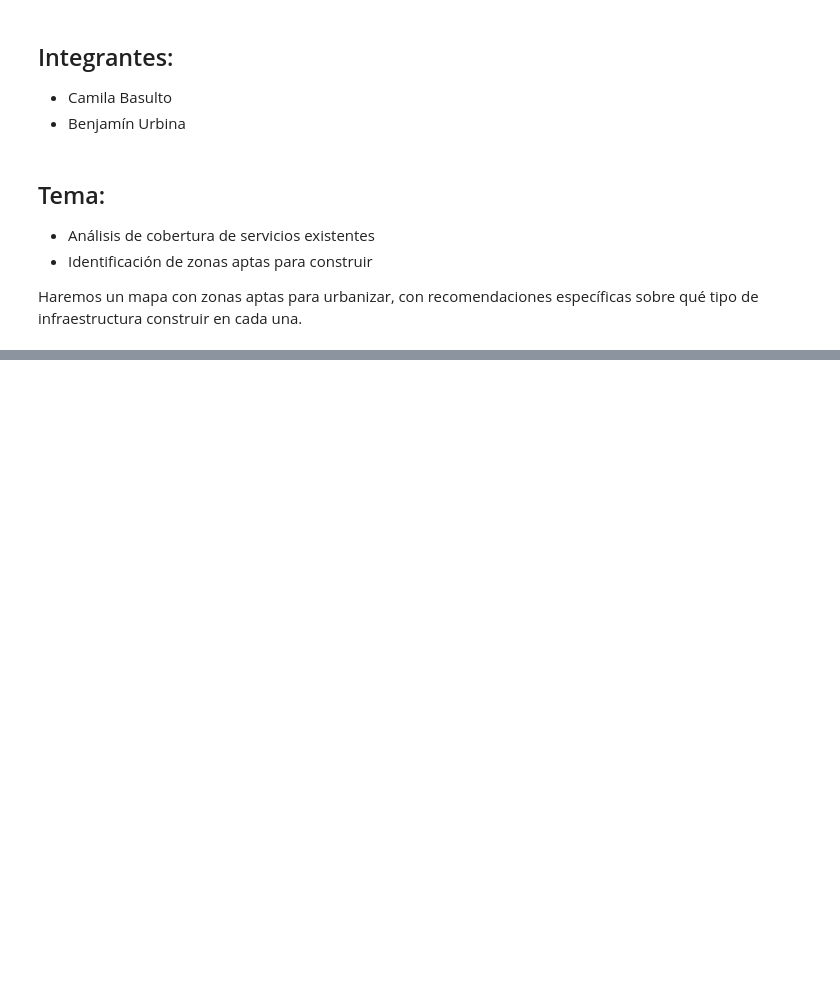
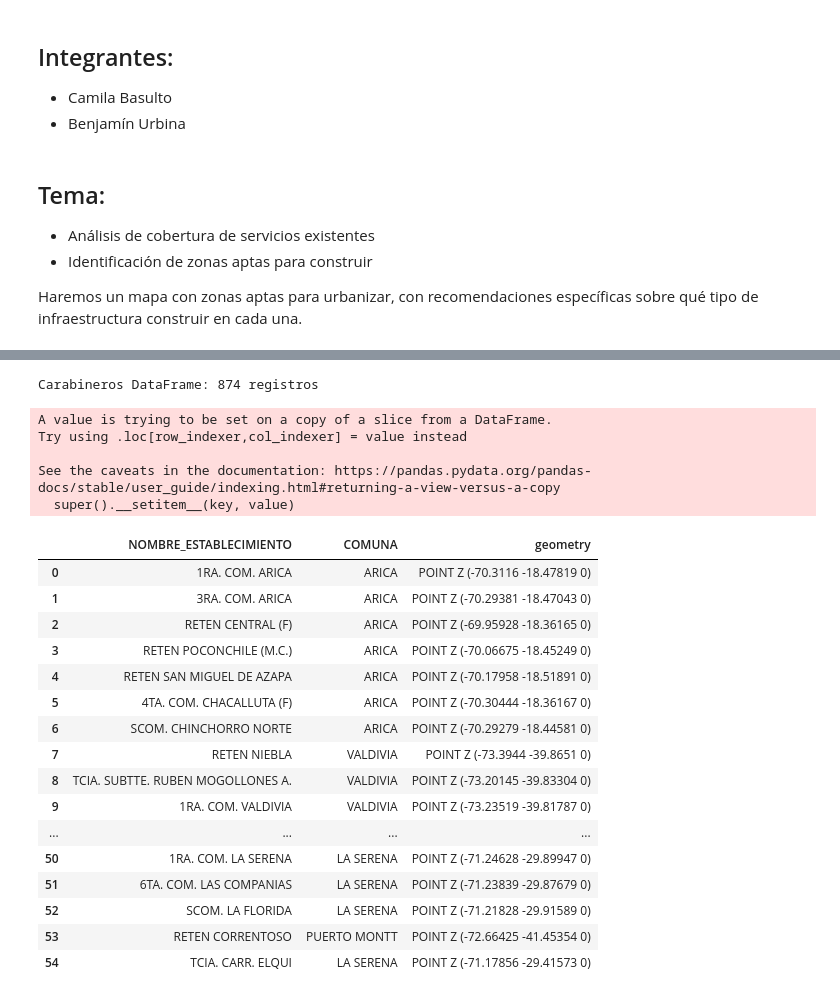
Before and after one commit to Burbina200/Proyecto-IMT2118, a Jupyter notebook: proyecto_geoespaciales.ipynb, the cells around one changed output, grey strips where cells are left out. Drawn from its saved outputs; the diff is of its cells as text; code cells hidden in the pictures; blank space fills up the shorter version.

```diff
--- a/proyecto_geoespaciales.ipynb
+++ b/proyecto_geoespaciales.ipynb
@@ -14,0 +50,5 @@ Haremos un mapa con zonas aptas para urbanizar, con recomendaciones específicas
+# %%
+#Se consideran las siguientes ciudades para el análisis:
+# ARICA, LA SERENA, VIÑA DEL MAR, VALPARAÍSO, CONCEPCIÓN, RANCAGUA, PUERTO MONTT, VALDIVIA
+#Se incluyen las variantes de nombres para evitar problemas con los registros distintos entre los datasets.
+ciudades_list = ['ARICA', 'LA SERENA', 'VIÑA DEL MAR', 'VINA DEL MAR','VALPARAÍSO', 'VALPARAISO', 'CONCEPCIÓN', 'CONCEPCION', 'RANCAGUA','PUERTO MONTT', 'VALDIVIA']
@@ -14,0 +142,34 @@ Haremos un mapa con zonas aptas para urbanizar, con recomendaciones específicas
+# %%
+print(f"Carabineros DataFrame: {carabineros_df.shape[0]} registros" )
+# %% [output]
+Carabineros DataFrame: 874 registros
+# %%
+carabineros = carabineros_df[['NOMBRE_UNI','NOMBRE_COM', 'geometry']]
+carabineros['NOMBRE_COM'] = carabineros['NOMBRE_COM'].str.upper()
+carabineros = carabineros[carabineros['NOMBRE_COM'].isin(ciudades_list)] #Selecciona las comunas de interés
+carabineros.reset_index(drop=True, inplace=True)
+carabineros.rename(columns={'NOMBRE_UNI': 'NOMBRE_ESTABLECIMIENTO', 'NOMBRE_COM': 'COMUNA'}, inplace=True)
+carabineros
+# %% [output]
+A value is trying to be set on a copy of a slice from a DataFrame.
+Try using .loc[row_indexer,col_indexer] = value instead
+
+See the caveats in the documentation: https://pandas.pydata.org/pandas-docs/stable/user_guide/indexing.html#returning-a-view-versus-a-copy
+  super().__setitem__(key, value)
+|  | NOMBRE_ESTABLECIMIENTO | COMUNA | geometry |
+| 0 | 1RA. COM. ARICA | ARICA | POINT Z (-70.3116 -18.47819 0) |
+| 1 | 3RA. COM. ARICA | ARICA | POINT Z (-70.29381 -18.47043 0) |
+| 2 | RETEN CENTRAL (F) | ARICA | POINT Z (-69.95928 -18.36165 0) |
+| 3 | RETEN POCONCHILE (M.C.) | ARICA | POINT Z (-70.06675 -18.45249 0) |
+| 4 | RETEN SAN MIGUEL DE AZAPA | ARICA | POINT Z (-70.17958 -18.51891 0) |
+| 5 | 4TA. COM. CHACALLUTA (F) | ARICA | POINT Z (-70.30444 -18.36167 0) |
+| 6 | SCOM. CHINCHORRO NORTE | ARICA | POINT Z (-70.29279 -18.44581 0) |
+| 7 | RETEN NIEBLA | VALDIVIA | POINT Z (-73.3944 -39.8651 0) |
+| 8 | TCIA. SUBTTE. RUBEN MOGOLLONES A. | VALDIVIA | POINT Z (-73.20145 -39.83304 0) |
+| 9 | 1RA. COM. VALDIVIA | VALDIVIA | POINT Z (-73.23519 -39.81787 0) |
+| ... | ... | ... | ... |
+| 50 | 1RA. COM. LA SERENA | LA SERENA | POINT Z (-71.24628 -29.89947 0) |
+| 51 | 6TA. COM. LAS COMPANIAS | LA SERENA | POINT Z (-71.23839 -29.87679 0) |
+| 52 | SCOM. LA FLORIDA | LA SERENA | POINT Z (-71.21828 -29.91589 0) |
+| 53 | RETEN CORRENTOSO | PUERTO MONTT | POINT Z (-72.66425 -41.45354 0) |
+| 54 | TCIA. CARR. ELQUI | LA SERENA | POINT Z (-71.17856 -29.41573 0) |
```
Also changed, not shown: parts of 48 cells of this notebook, 1 other file.
